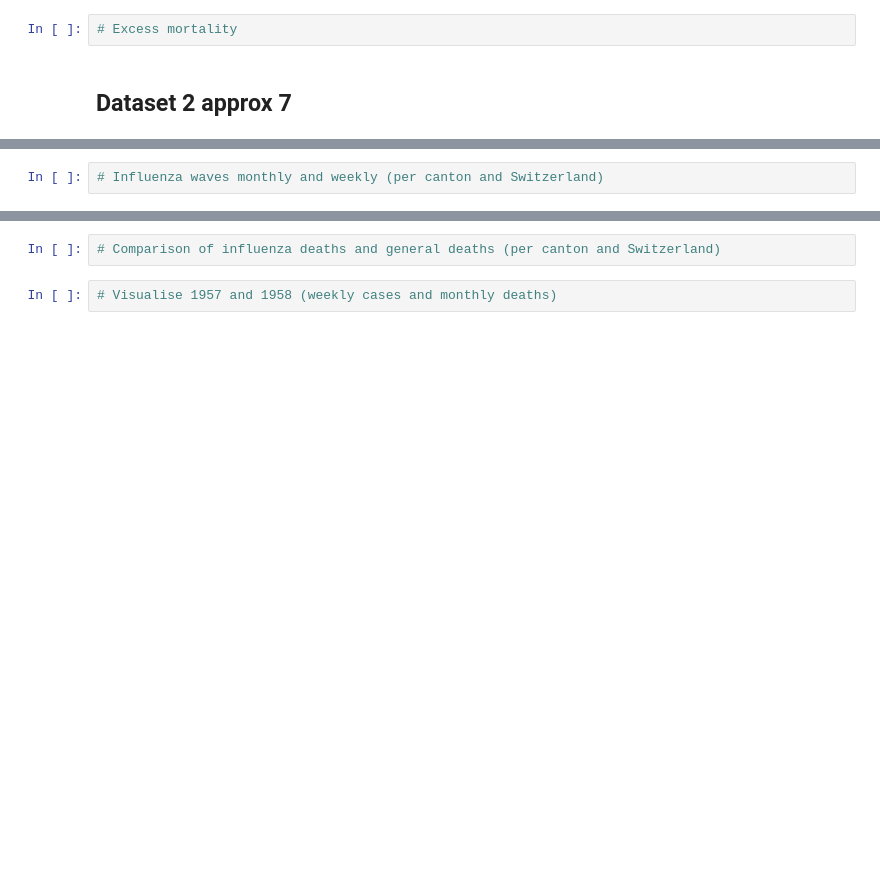
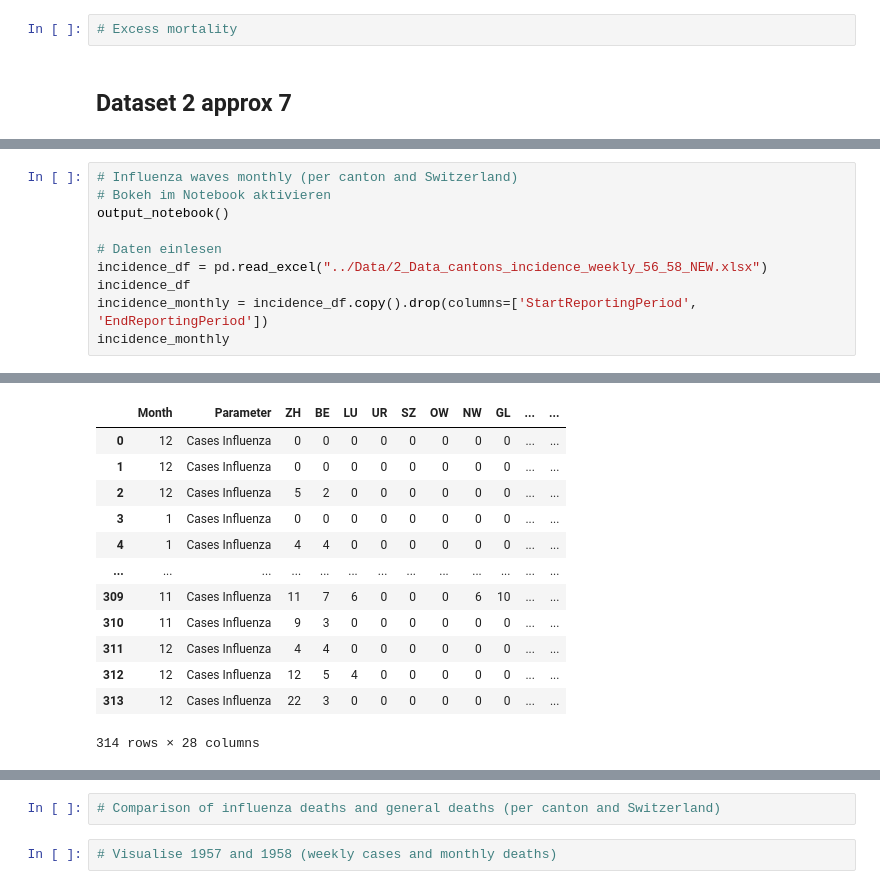
Before and after one commit to plospen1/Project_PODSV, a Jupyter notebook: src/data_visualisation.ipynb, the cells around one changed output, grey strips where cells are left out. Cells and saved outputs as stored; diff of their text form; blank space fills up the shorter version.

```diff
--- a/src/data_visualisation.ipynb
+++ b/src/data_visualisation.ipynb
@@ -658,2 +664,11 @@ show(p)
 # %%
-# Influenza waves monthly and weekly (per canton and Switzerland)
+# Influenza waves monthly (per canton and Switzerland)
+# Bokeh im Notebook aktivieren
+output_notebook()
+
+# Daten einlesen
+incidence_df = pd.read_excel("../Data/2_Data_cantons_incidence_weekly_56_58_NEW.xlsx")
+incidence_df
+incidence_monthly = incidence_df.copy().drop(columns=['StartReportingPeriod', 'EndReportingPeriod'])
+incidence_monthly
+# %% [output]
@@ -659,0 +677,13 @@ show(p)
+|  | Month | Parameter | ZH | BE | LU | UR | SZ | OW | NW | GL | ... | ... |
+| 0 | 12 | Cases Influenza | 0 | 0 | 0 | 0 | 0 | 0 | 0 | 0 | ... | ... |
+| 1 | 12 | Cases Influenza | 0 | 0 | 0 | 0 | 0 | 0 | 0 | 0 | ... | ... |
+| 2 | 12 | Cases Influenza | 5 | 2 | 0 | 0 | 0 | 0 | 0 | 0 | ... | ... |
+| 3 | 1 | Cases Influenza | 0 | 0 | 0 | 0 | 0 | 0 | 0 | 0 | ... | ... |
+| 4 | 1 | Cases Influenza | 4 | 4 | 0 | 0 | 0 | 0 | 0 | 0 | ... | ... |
+| ... | ... | ... | ... | ... | ... | ... | ... | ... | ... | ... | ... | ... |
+| 309 | 11 | Cases Influenza | 11 | 7 | 6 | 0 | 0 | 0 | 6 | 10 | ... | ... |
+| 310 | 11 | Cases Influenza | 9 | 3 | 0 | 0 | 0 | 0 | 0 | 0 | ... | ... |
+| 311 | 12 | Cases Influenza | 4 | 4 | 0 | 0 | 0 | 0 | 0 | 0 | ... | ... |
+| 312 | 12 | Cases Influenza | 12 | 5 | 4 | 0 | 0 | 0 | 0 | 0 | ... | ... |
+| 313 | 12 | Cases Influenza | 22 | 3 | 0 | 0 | 0 | 0 | 0 | 0 | ... | ... |
+314 rows × 28 columns
```
Also changed, not shown: parts of 4 cells of this notebook, 2 other files.
